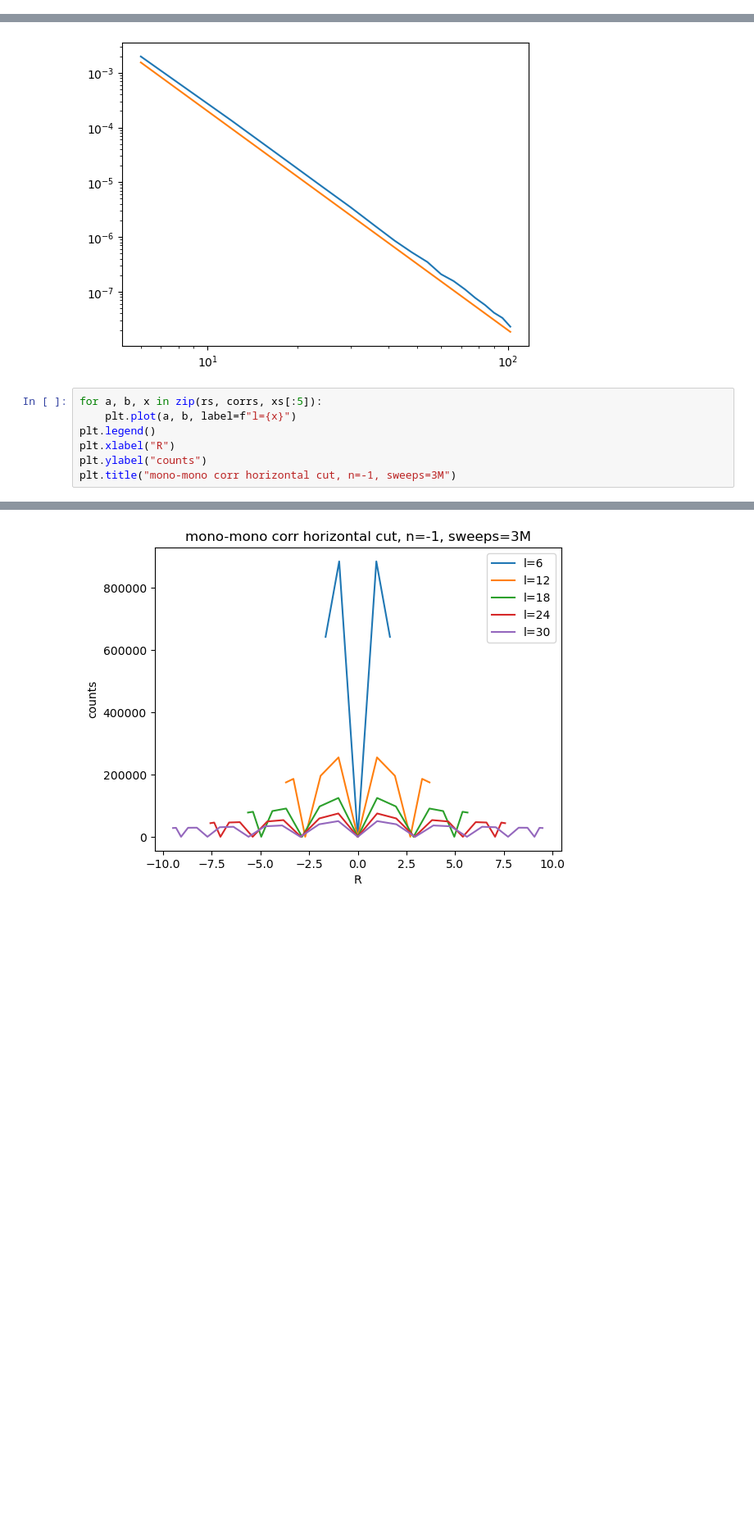
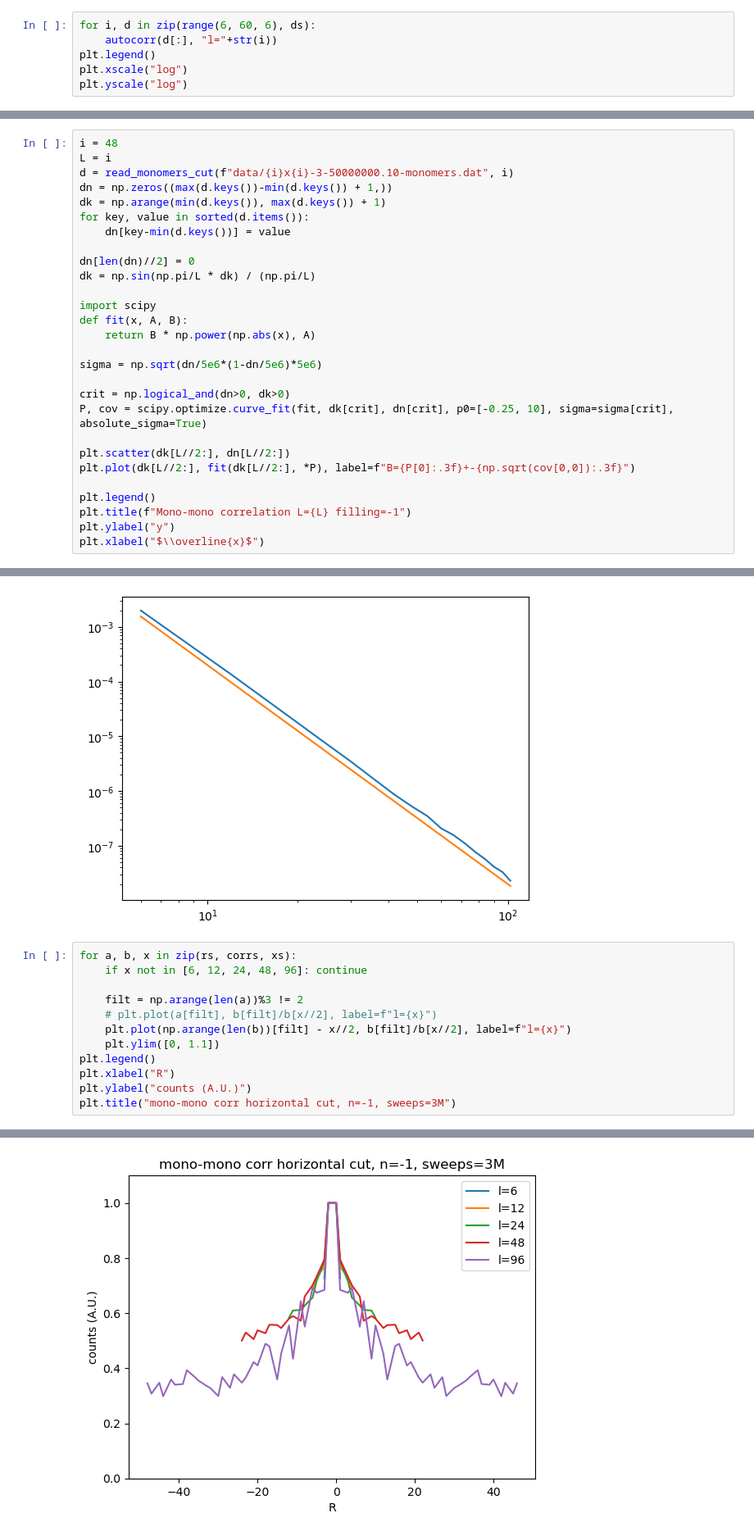
Before and after one commit to KimGroup/trimer-tbg, a Jupyter notebook: mc/pocket.ipynb, the cells around one changed output, grey strips where cells are left out. Shown at 82% size. Drawn from its saved outputs; the diff is of its cells as text; blank space fills up the shorter version.

```diff
--- a/mc/pocket.ipynb
+++ b/mc/pocket.ipynb
@@ -361,0 +483,6 @@ Text(0.5, 1.0, 'equilib trimer-trimer L=60 n=-2')
+# %%
+for i, d in zip(range(6, 60, 6), ds):
+    autocorr(d[:], "l="+str(i))
+plt.legend()
+plt.xscale("log")
+plt.yscale("log")
@@ -440,0 +579,28 @@ Text(0.5, 1.0, 'monomer-monomer L=48 filling=-1')
+# %%
+i = 48
+L = i
+d = read_monomers_cut(f"data/{i}x{i}-3-50000000.10-monomers.dat", i)
+dn = np.zeros((max(d.keys())-min(d.keys()) + 1,))
+dk = np.arange(min(d.keys()), max(d.keys()) + 1)
+for key, value in sorted(d.items()):
+    dn[key-min(d.keys())] = value
+
+dn[len(dn)//2] = 0
+dk = np.sin(np.pi/L * dk) / (np.pi/L)
+
+import scipy
+def fit(x, A, B):
+    return B * np.power(np.abs(x), A)
+
+sigma = np.sqrt(dn/5e6*(1-dn/5e6)*5e6)
+
+crit = np.logical_and(dn>0, dk>0)
+P, cov = scipy.optimize.curve_fit(fit, dk[crit], dn[crit], p0=[-0.25, 10], sigma=sigma[crit], absolute_sigma=True)
+
+plt.scatter(dk[L//2:], dn[L//2:])
+plt.plot(dk[L//2:], fit(dk[L//2:], *P), label=f"B={P[0]:.3f}+-{np.sqrt(cov[0,0]):.3f}")
+
+plt.legend()
+plt.title(f"Mono-mono correlation L={L} filling=-1")
+plt.ylabel("y")
+plt.xlabel("$\\overline{x}$")
@@ -538,15 +707,20 @@ plt.yscale("log")
 # %% [output]
 [figure]
 # %%
-for a, b, x in zip(rs, corrs, xs[:5]):
-    plt.plot(a, b, label=f"l={x}")
+for a, b, x in zip(rs, corrs, xs):
+    if x not in [6, 12, 24, 48, 96]: continue
+
+    filt = np.arange(len(a))%3 != 2
+    # plt.plot(a[filt], b[filt]/b[x//2], label=f"l={x}")
+    plt.plot(np.arange(len(b))[filt] - x//2, b[filt]/b[x//2], label=f"l={x}")
+    plt.ylim([0, 1.1])
 plt.legend()
 plt.xlabel("R")
-plt.ylabel("counts")
+plt.ylabel("counts (A.U.)")
 plt.title("mono-mono corr horizontal cut, n=-1, sweeps=3M")
 # %% [output]
 Text(0.5, 1.0, 'mono-mono corr horizontal cut, n=-1, sweeps=3M')
-[figure, old version]
+[figure, new version]
 # %%
 # plt.plot(xs, [c[-1]/c.sum() * x for c, x in zip(corrs, xs)])
 ends = [c[-1]/(3000000) for c, x in zip(corrs, xs)]
```
Also changed, not shown: parts of 32 cells of this notebook, 2 other files.
